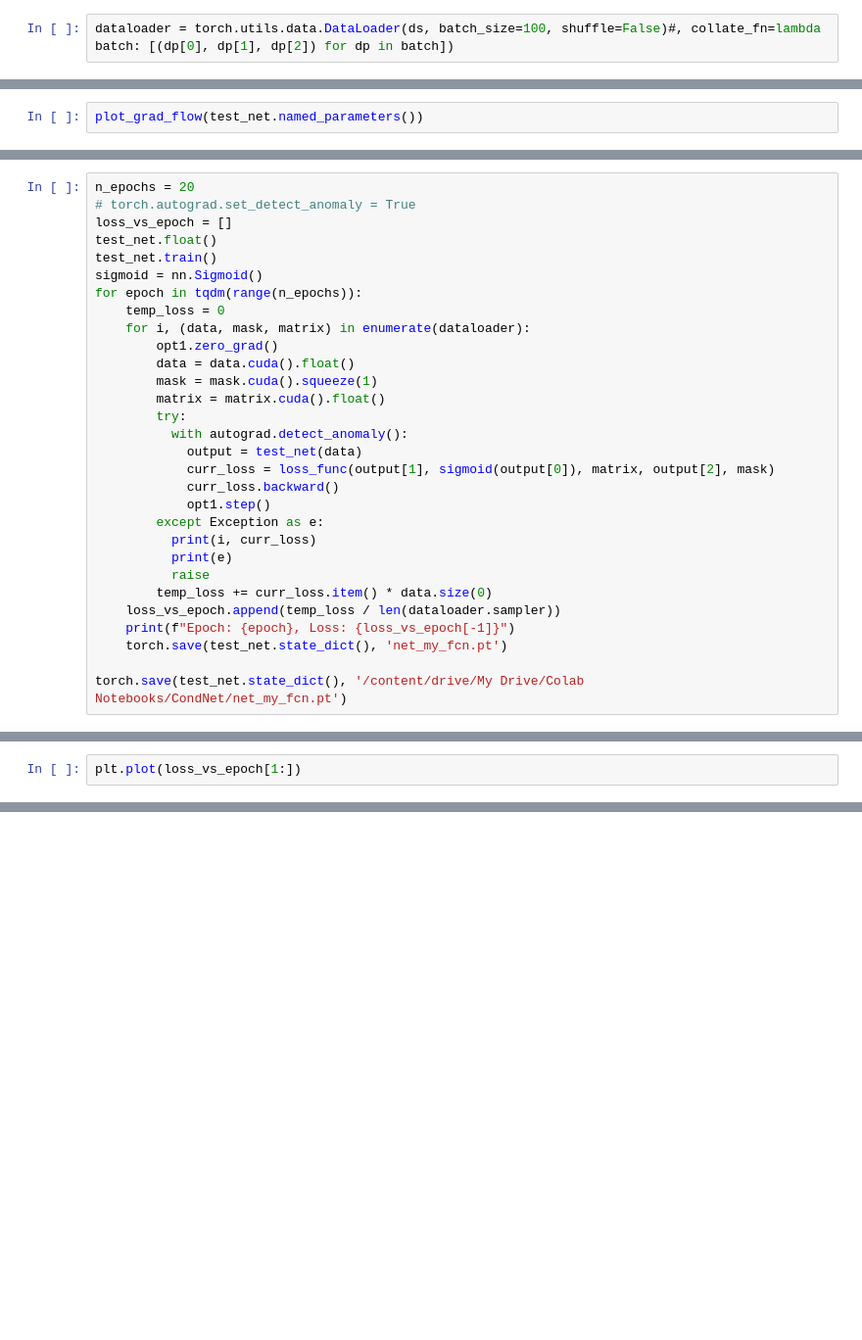
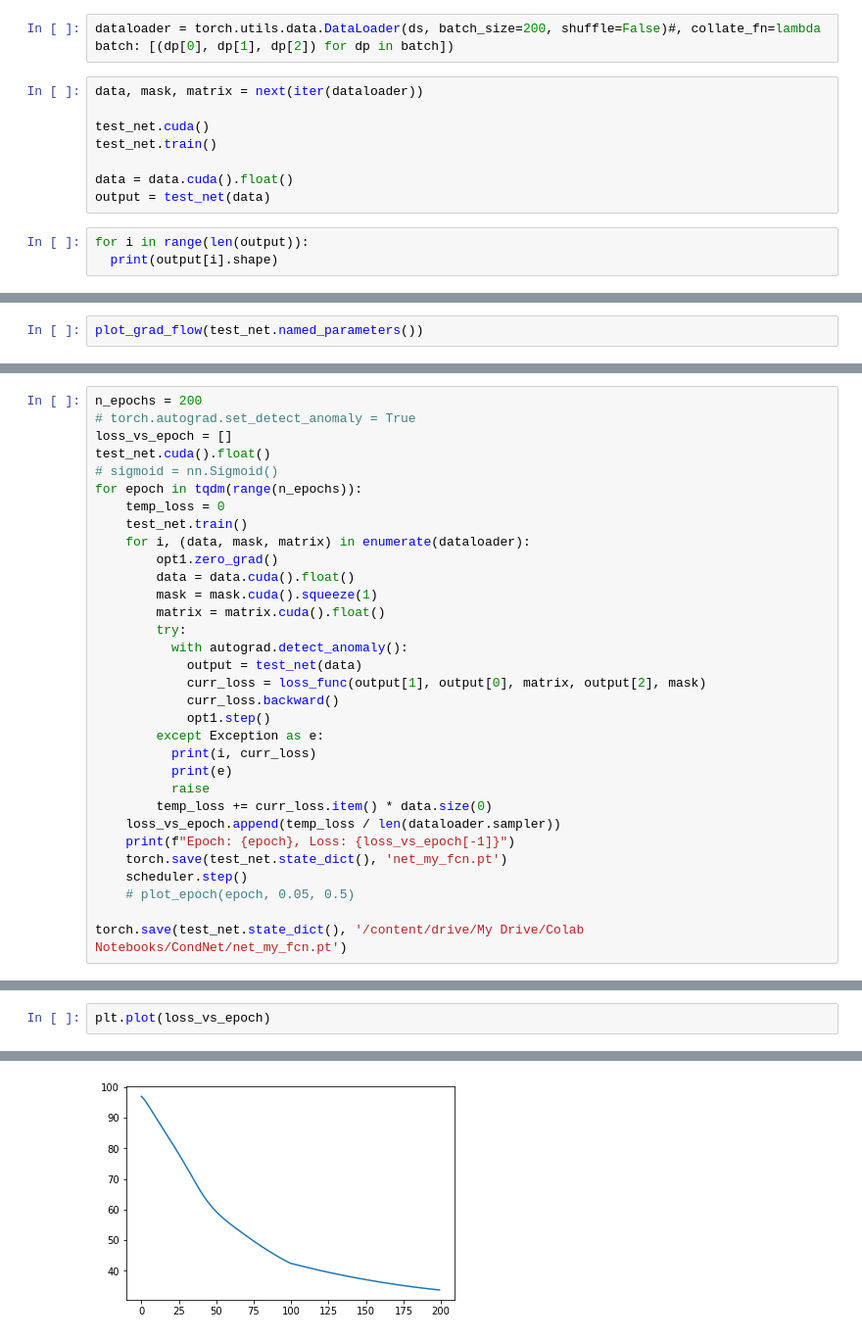
Before and after one commit to BrainCancer/CondNet, a Jupyter notebook: CondNet.ipynb, the cells around one changed output, grey strips where cells are left out. Shown at 98% size. Cells and saved outputs as stored; diff of their text form; blank space fills up the shorter version.

```diff
--- a/CondNet.ipynb
+++ b/CondNet.ipynb
@@ -153,5 +247,16 @@ ds = iu.ImageDataset('')
 # %%
-dataloader = torch.utils.data.DataLoader(ds, batch_size=100, shuffle=False)#, collate_fn=lambda batch: [(dp[0], dp[1], dp[2]) for dp in batch])
+dataloader = torch.utils.data.DataLoader(ds, batch_size=200, shuffle=False)#, collate_fn=lambda batch: [(dp[0], dp[1], dp[2]) for dp in batch])
+# %%
+data, mask, matrix = next(iter(dataloader))
+
+test_net.cuda()
+test_net.train()
+
+data = data.cuda().float()
+output = test_net(data)
+# %%
+for i in range(len(output)):
+  print(output[i].shape)
 # %%
 from matplotlib.lines import Line2D
 
@@ -228,12 +338,12 @@ plot_grad_flow(test_net.named_parameters())
 # %%
-n_epochs = 20
+n_epochs = 200
 # torch.autograd.set_detect_anomaly = True
 loss_vs_epoch = []
-test_net.float()
-test_net.train()
-sigmoid = nn.Sigmoid()
+test_net.cuda().float()
+# sigmoid = nn.Sigmoid()
 for epoch in tqdm(range(n_epochs)):
     temp_loss = 0
+    test_net.train()
     for i, (data, mask, matrix) in enumerate(dataloader):
         opt1.zero_grad()
         data = data.cuda().float()
@@ -242,7 +352,7 @@ for epoch in tqdm(range(n_epochs)):
         try:
           with autograd.detect_anomaly():
             output = test_net(data)
-            curr_loss = loss_func(output[1], sigmoid(output[0]), matrix, output[2], mask)
+            curr_loss = loss_func(output[1], output[0], matrix, output[2], mask)
             curr_loss.backward()
             opt1.step()
         except Exception as e:
@@ -253,5 +363,7 @@ for epoch in tqdm(range(n_epochs)):
     loss_vs_epoch.append(temp_loss / len(dataloader.sampler))
     print(f"Epoch: {epoch}, Loss: {loss_vs_epoch[-1]}")
     torch.save(test_net.state_dict(), 'net_my_fcn.pt')
+    scheduler.step()
+    # plot_epoch(epoch, 0.05, 0.5)
 
 torch.save(test_net.state_dict(), '/content/drive/My Drive/Colab Notebooks/CondNet/net_my_fcn.pt')
@@ -258,2 +388,3 @@ torch.save(test_net.state_dict(), '/content/drive/My Drive/Colab Notebooks/CondN
 # %%
-plt.plot(loss_vs_epoch[1:])
+plt.plot(loss_vs_epoch)
+# %% [output]
@@ -259,0 +392 @@ plt.plot(loss_vs_epoch[1:])
+[figure, added]
```
Also changed, not shown: parts of 28 cells of this notebook, 1 other file.
